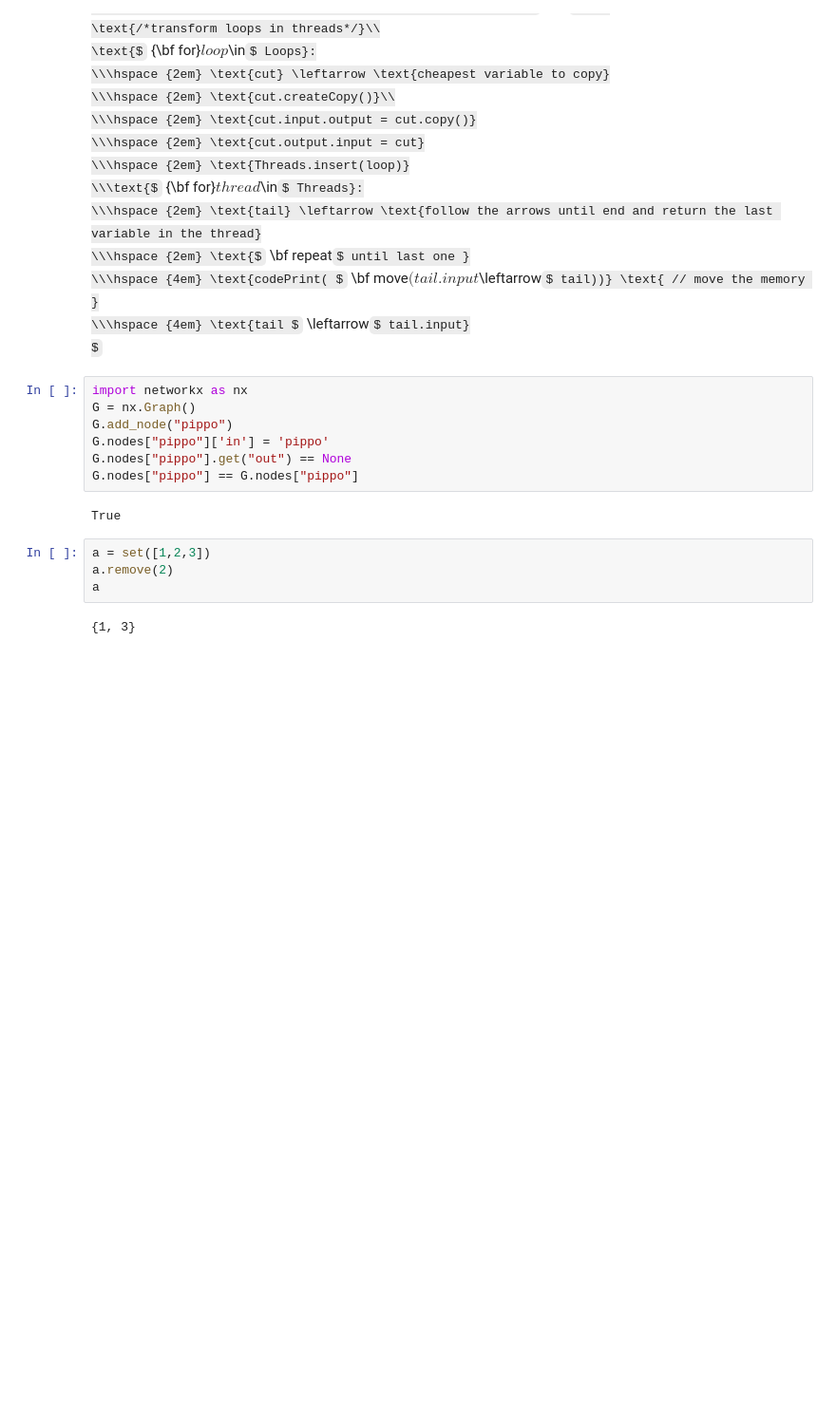
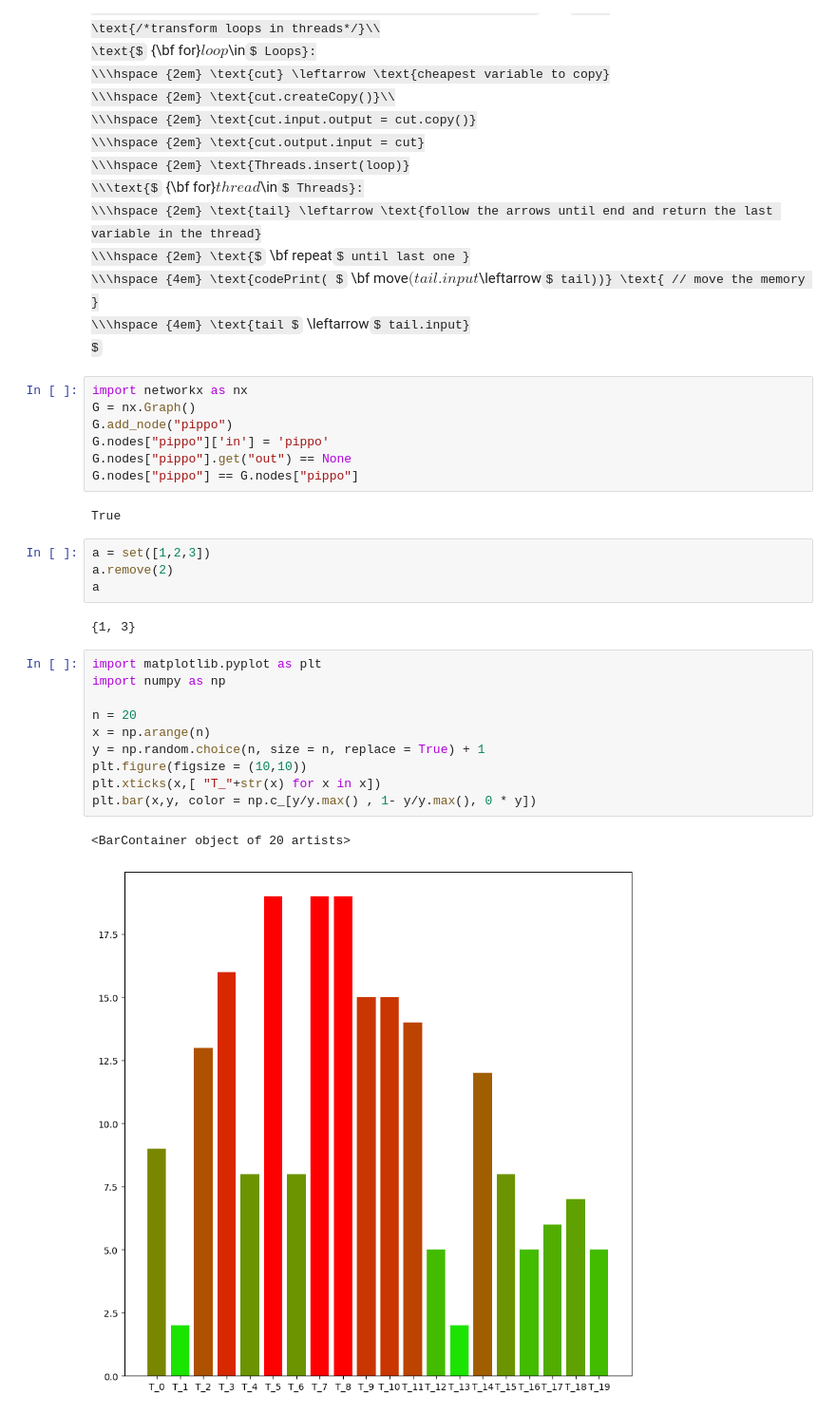
Before and after one commit to nncm-xbc/onnxmlir-pim-sparsify, a Jupyter notebook: Minimal Transfer Cost Optimization.ipynb, the cells around one changed output. Shown: that part at 95% size. Cells and saved outputs as stored; diff of their text form; some formulas as TeX source; blank space fills up the shorter version.

```diff
--- a/Minimal Transfer Cost Optimization.ipynb
+++ b/Minimal Transfer Cost Optimization.ipynb
@@ -88,3 +88,16 @@ a.remove(2)
 a
 # %% [output]
 {1, 3}
+# %%
+import matplotlib.pyplot as plt
+import numpy as np
+
+n = 20
+x = np.arange(n)
+y = np.random.choice(n, size = n, replace = True) + 1
+plt.figure(figsize = (10,10))
+plt.xticks(x,[ "T_"+str(x) for x in x])
+plt.bar(x,y, color = np.c_[y/y.max() , 1- y/y.max(), 0 * y])
+# %% [output]
+<BarContainer object of 20 artists>
+[figure, added]
```
Also changed, not shown: 3 other files.
